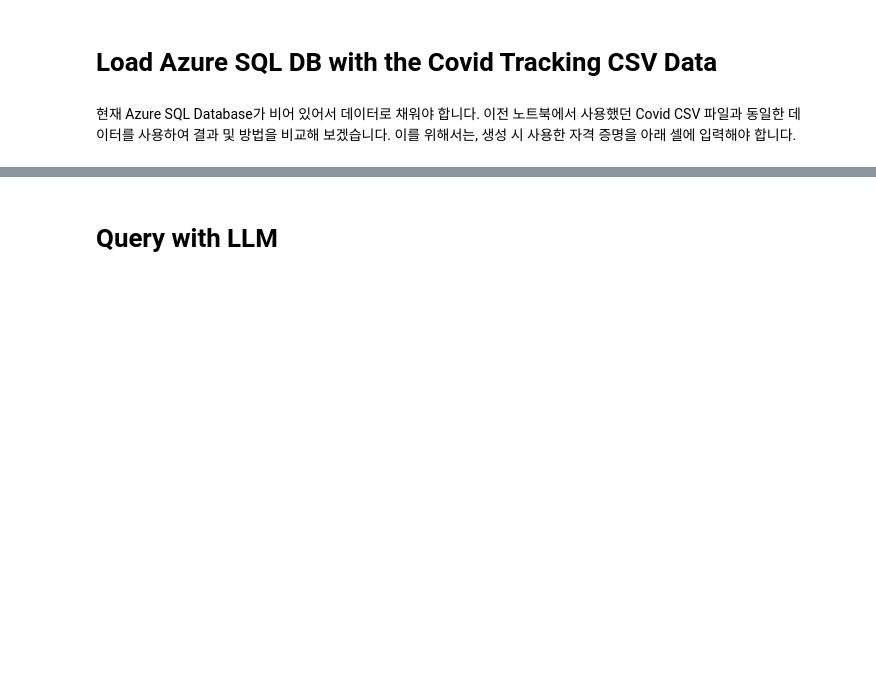
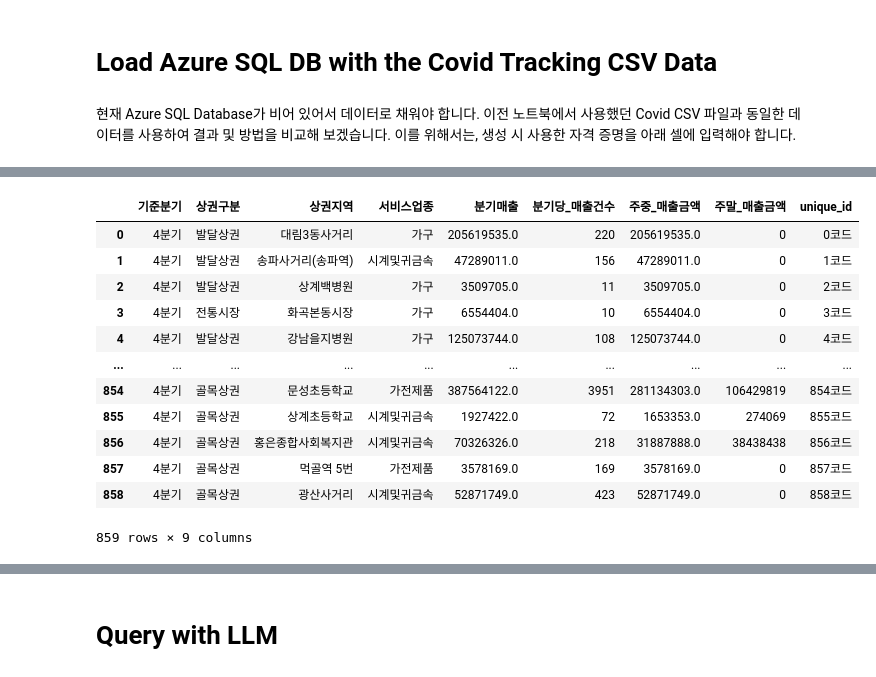
Before and after one commit to yooglee/ClooSearch-HOL, a Jupyter notebook: 07-SQLDB_QA.ipynb, the cells around one changed output, grey strips where cells are left out. Cells and saved outputs as stored; diff of their text form; code cells hidden in the pictures; blank space fills up the shorter version.

```diff
--- a/07-SQLDB_QA.ipynb
+++ b/07-SQLDB_QA.ipynb
@@ -87,0 +85,4 @@ Connection successful!
+# %%
+csv_path = "./data/Seoul_Commercial_Districts.csv"
+df = pd.read_csv(csv_path, encoding='cp949').fillna(value = 0)
+df.info()
@@ -88,3 +106,19 @@ Connection successful!
+# %%
+df
+# %% [output]
+|  | 기준분기 | 상권구분 | 상권지역 | 서비스업종 | 분기매출 | 분기당_매출건수 | 주중_매출금액 | 주말_매출금액 | unique_id |
+| 0 | 4분기 | 발달상권 | 대림3동사거리 | 가구 | 205619535.0 | 220 | 205619535.0 | 0 | 0코드 |
+| 1 | 4분기 | 발달상권 | 송파사거리(송파역) | 시계및귀금속 | 47289011.0 | 156 | 47289011.0 | 0 | 1코드 |
+| 2 | 4분기 | 발달상권 | 상계백병원 | 가구 | 3509705.0 | 11 | 3509705.0 | 0 | 2코드 |
+| 3 | 4분기 | 전통시장 | 화곡본동시장 | 가구 | 6554404.0 | 10 | 6554404.0 | 0 | 3코드 |
+| 4 | 4분기 | 발달상권 | 강남을지병원 | 가구 | 125073744.0 | 108 | 125073744.0 | 0 | 4코드 |
+| ... | ... | ... | ... | ... | ... | ... | ... | ... | ... |
+| 854 | 4분기 | 골목상권 | 문성초등학교 | 가전제품 | 387564122.0 | 3951 | 281134303.0 | 106429819 | 854코드 |
+| 855 | 4분기 | 골목상권 | 상계초등학교 | 시계및귀금속 | 1927422.0 | 72 | 1653353.0 | 274069 | 855코드 |
+| 856 | 4분기 | 골목상권 | 홍은종합사회복지관 | 시계및귀금속 | 70326326.0 | 218 | 31887888.0 | 38438438 | 856코드 |
+| 857 | 4분기 | 골목상권 | 먹골역 5번 | 가전제품 | 3578169.0 | 169 | 3578169.0 | 0 | 857코드 |
+| 858 | 4분기 | 골목상권 | 광산사거리 | 시계및귀금속 | 52871749.0 | 423 | 52871749.0 | 0 | 858코드 |
+859 rows × 9 columns
 # %%
 # Pandas Dataframe 형식으로 CSV File을 읽어옵니다
 csv_path = "./data/Seoul_Commercial_Districts.csv"
```
Also changed, not shown: parts of 7 cells of this notebook, 16 other files.
